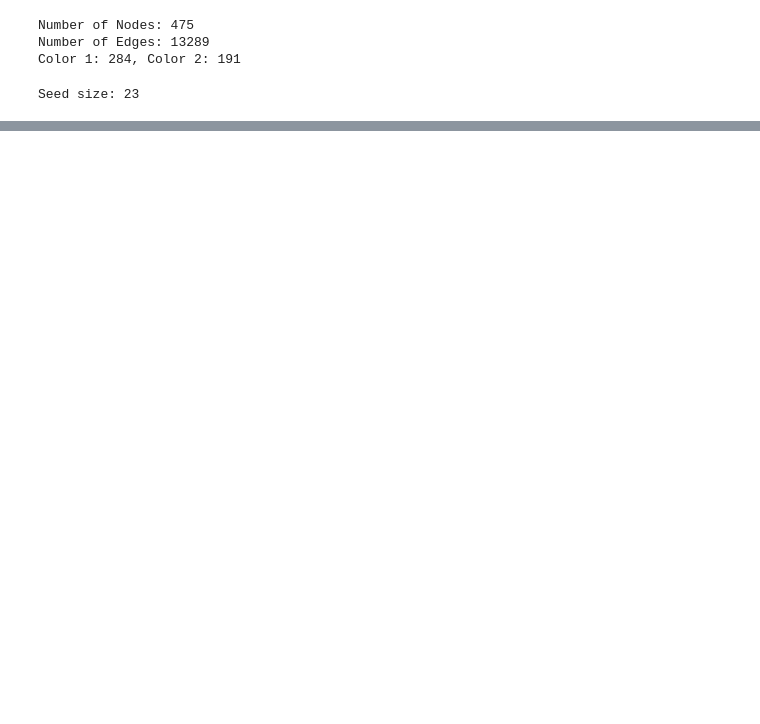
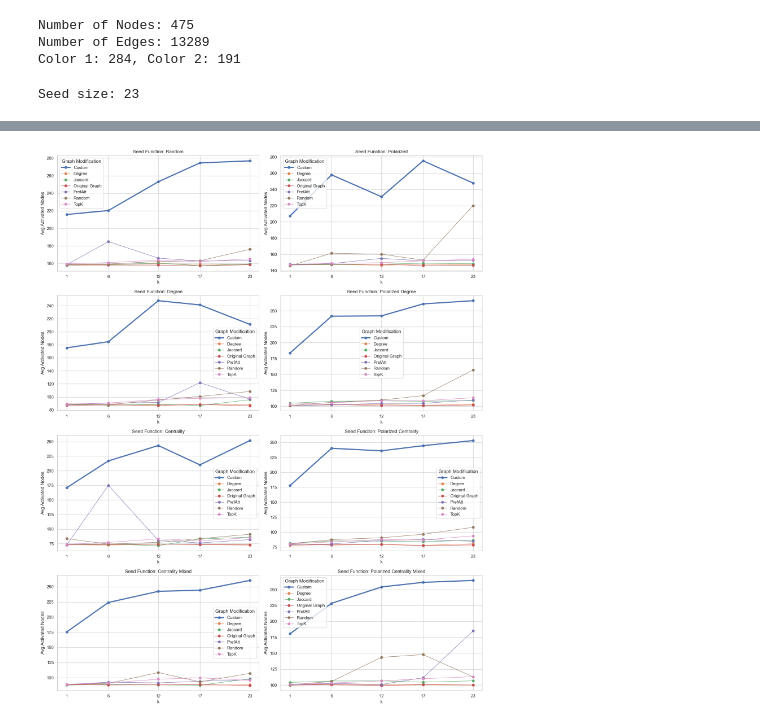
Before and after one commit to jonasq99/Designing_Link_Recommendation_Methods_to_Reduce_Polarization, a Jupyter notebook: link_addidtion_graphic.ipynb, the cells around one changed output, grey strips where cells are left out. Saved outputs shown, nothing was run; the diff lists cells and outputs as text; code cells hidden in the pictures; blank space fills up the shorter version.

```diff
--- a/link_addidtion_graphic.ipynb
+++ b/link_addidtion_graphic.ipynb
@@ -212 +303,99 @@ plt.show()
+# %%
+# Dictionary to store k values and corresponding dataframes
+k_dict = {}
+
+# Define the desired order of seed functions
+SEED_FUNCTION_ORDER = [
+    "Random",
+    "Polarized",
+    "Degree",
+    "Polarized Degree",
+    "Centrality",
+    "Polarized Centrality",
+    "Centrality Mixed",
+    "Polarized Centrality Mixed"
+]
+
+# Iterate over all the files in the directory
+for filename in os.listdir(directory):
+    if filename.endswith(".csv"):
+        try:
+            k_value = filename.split("_k_")[0].split("_")[-1]
+            k_value = int(k_value)
+        except (IndexError, ValueError):
+            print(f"Filename {filename} does not match the expected pattern.")
+            continue
+
+        # Read the CSV file into a DataFrame
+        file_path = os.path.join(directory, filename)
+        df = pd.read_csv(file_path)
+
+        df = df[df["Graph Modification"] != "KKT"]
+
+        # Store the DataFrame in the dictionary with k as the key
+        k_dict[k_value] = df[["Seed Function", "Graph Modification", "Avg Activated Nodes"]]
+
+# Combine dataframes with k values
+dfs = []
+for k, df in k_dict.items():
+    df['k'] = k
+    dfs.append(df)
+
+if not dfs:
+    raise ValueError("No dataframes available to concatenate.")
+
+combined_df = pd.concat(dfs, ignore_index=True)
+
+# Apply seaborn style
+sns.set(style="whitegrid")
+
+# Set up the grid layout
+num_seed_functions = len(SEED_FUNCTION_ORDER)
+cols = 2
+rows = math.ceil(num_seed_functions / cols)
+
+# Create subplots
+fig, axes = plt.subplots(rows, cols, figsize=(16, rows * 5))
+axes = axes.flatten()
+
+# Iterate over seed functions in the specified order
+for i, seed_function in enumerate(SEED_FUNCTION_ORDER):
+    if seed_function in combined_df['Seed Function'].unique():
+        # Filter the dataframe for the current seed function
+        seed_df = combined_df[combined_df['Seed Function'] == seed_function]
+
+        # Create pivot table
+        pivot_table = seed_df.pivot_table(index='k', columns='Graph Modification', values='Avg Activated Nodes')
+
+        # Reindex the pivot table
+        pivot_table = pivot_table.reindex(k_values)
+
+        # Plot with different line widths based on modification type
+        ax = axes[i]
+        for graph_modification in pivot_table.columns:
+            if graph_modification in ["Custom", "Custom V2", "Custom V3"]:
+                pivot_table[graph_modification].plot(ax=ax, marker='o', linewidth=3, label=graph_modification)
+            else:
+                pivot_table[graph_modification].plot(ax=ax, marker='o', linewidth=1, label=graph_modification)
+
+        # Set plot attributes
+        ax.set_title(f"Seed Function: {seed_function}")
+        ax.set_xlabel("k")
+        ax.set_ylabel("Avg Activated Nodes")
+        ax.set_xticks(k_values)
+        ax.legend(title="Graph Modification")
+    else:
+        print(f"Warning: Seed function '{seed_function}' not found in the data")
+
+# Remove unused axes
+for j in range(i + 1, len(axes)):
+    fig.delaxes(axes[j])
+
+# Adjust layout
+plt.tight_layout()
+
+# Show the plots
+plt.show()
+# %% [output]
+[figure, added]
 # %%
```
Also changed, not shown: parts of 6 cells of this notebook, 3 other files.
